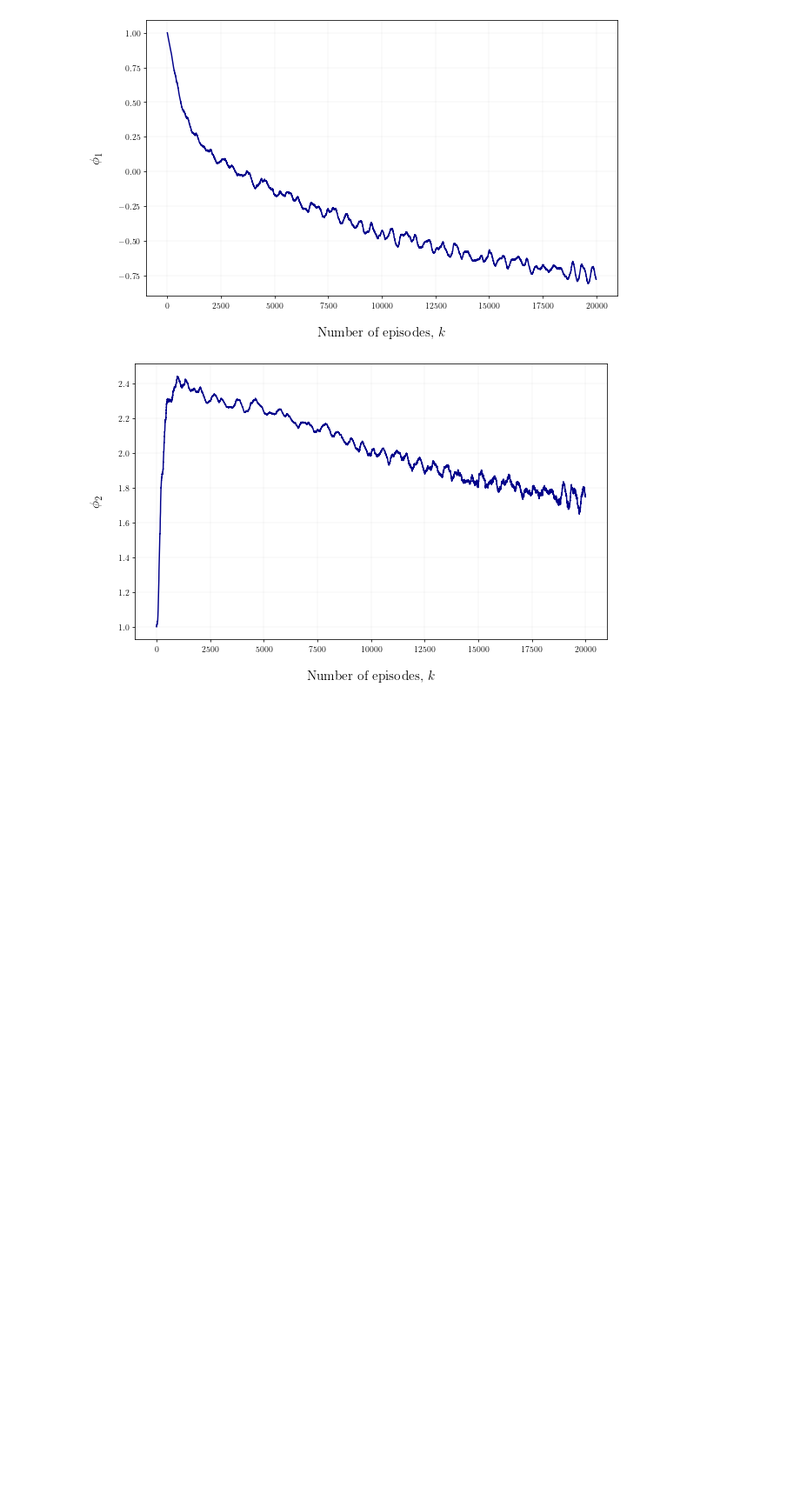
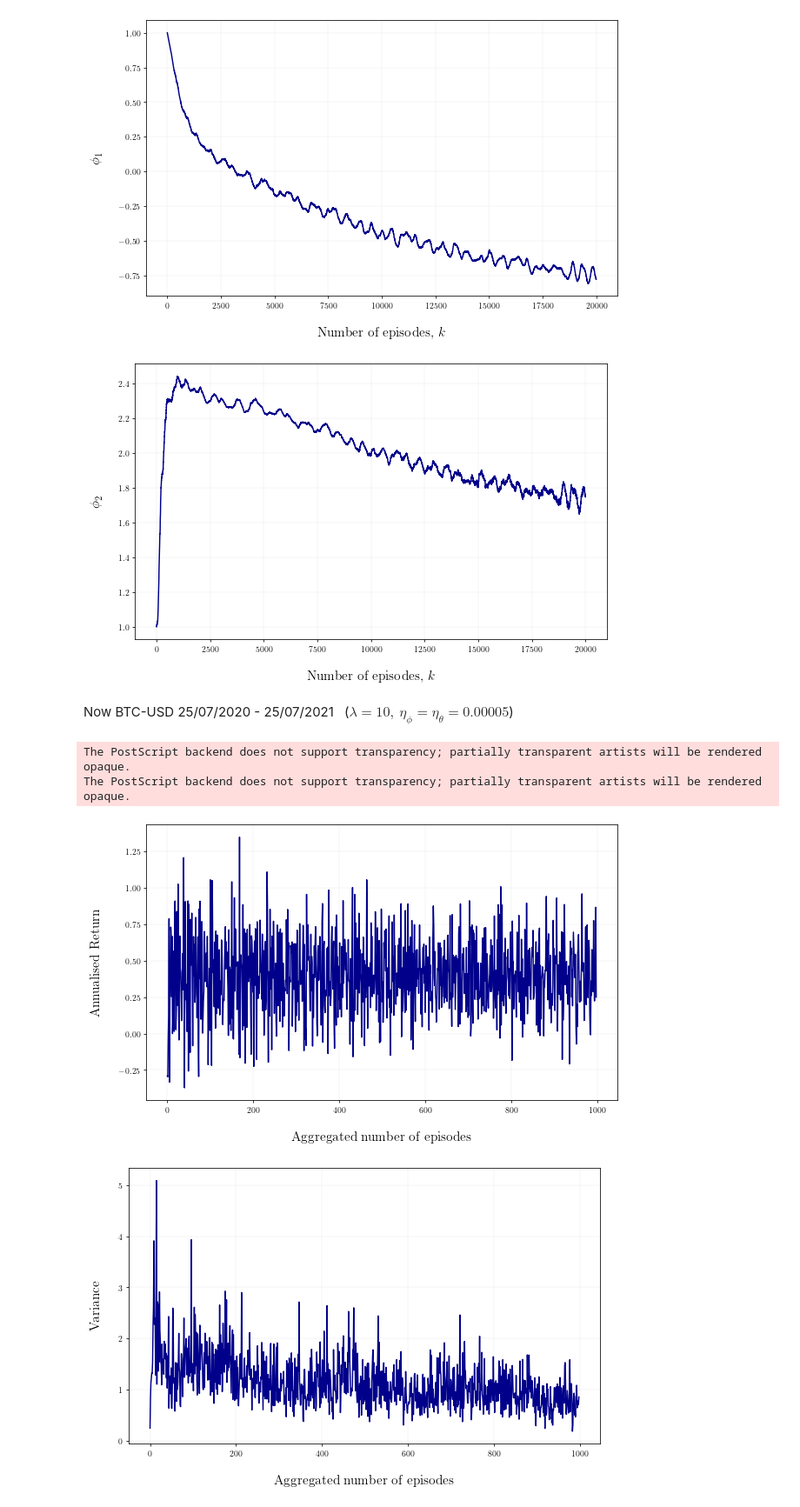
Before and after one commit to r-uben/dissertation-codes, a Jupyter notebook: emv-algorithm/emv.ipynb, the cells around one changed output. Shown at 87% size. Saved outputs shown, nothing was run; the diff lists cells and outputs as text; code cells hidden in the pictures; blank space fills up the shorter version.

```diff
--- a/emv-algorithm/emv.ipynb
+++ b/emv-algorithm/emv.ipynb
@@ -290,3 +290,13 @@ __plot_rl_parameters__(par, 'san_24_07_year')
 [figure]
 [figure]
 [figure]
+# %% [markdown]
+Now BTC-USD 25/07/2020 - 25/07/2021 $ \ $ ($\lambda = 10, \ \eta_\phi = \eta_\theta = 0.00005$)
+# %%
+par = {'z': 1.4}
+__plot_control_parameters__(par, 'btc-usd_25:07:2020_25:07:2021')
+# %% [output]
+The PostScript backend does not support transparency; partially transparent artists will be rendered opaque.
+The PostScript backend does not support transparency; partially transparent artists will be rendered opaque.
+[figure, added]
+[figure, added]
```
Also changed, not shown: parts of 2 cells of this notebook, 2 other files.
